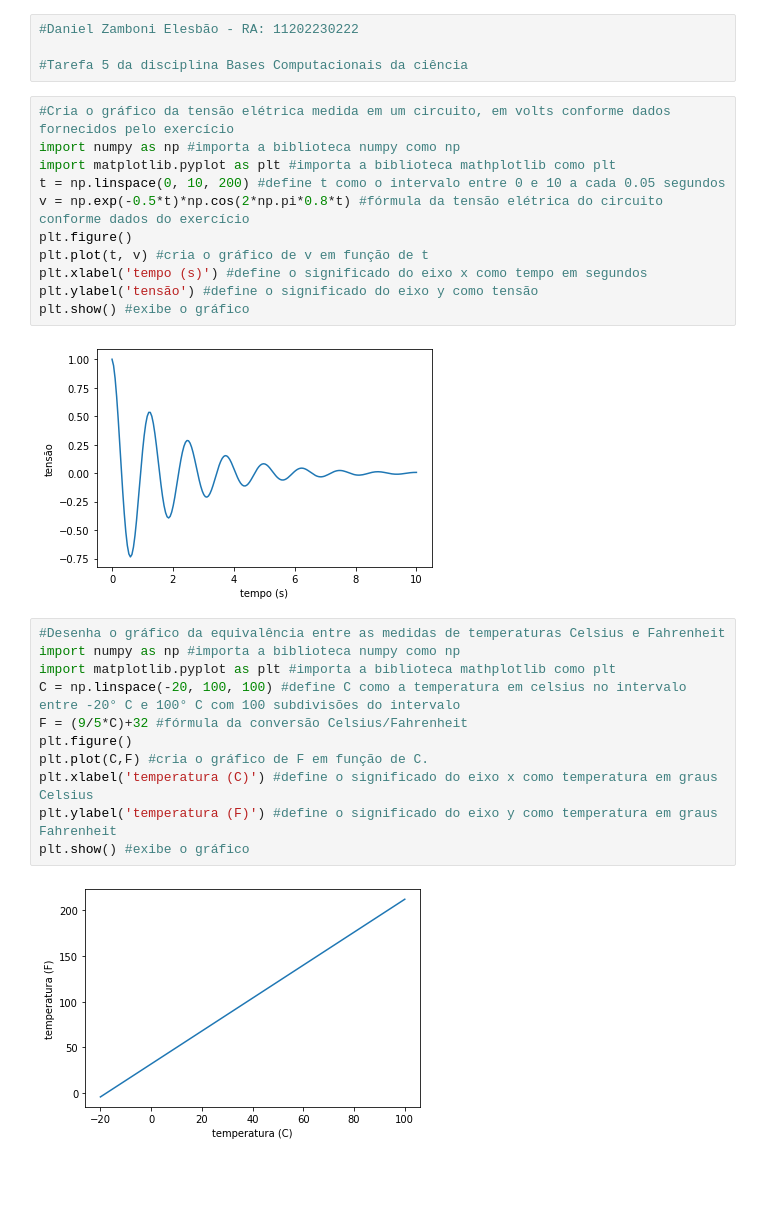
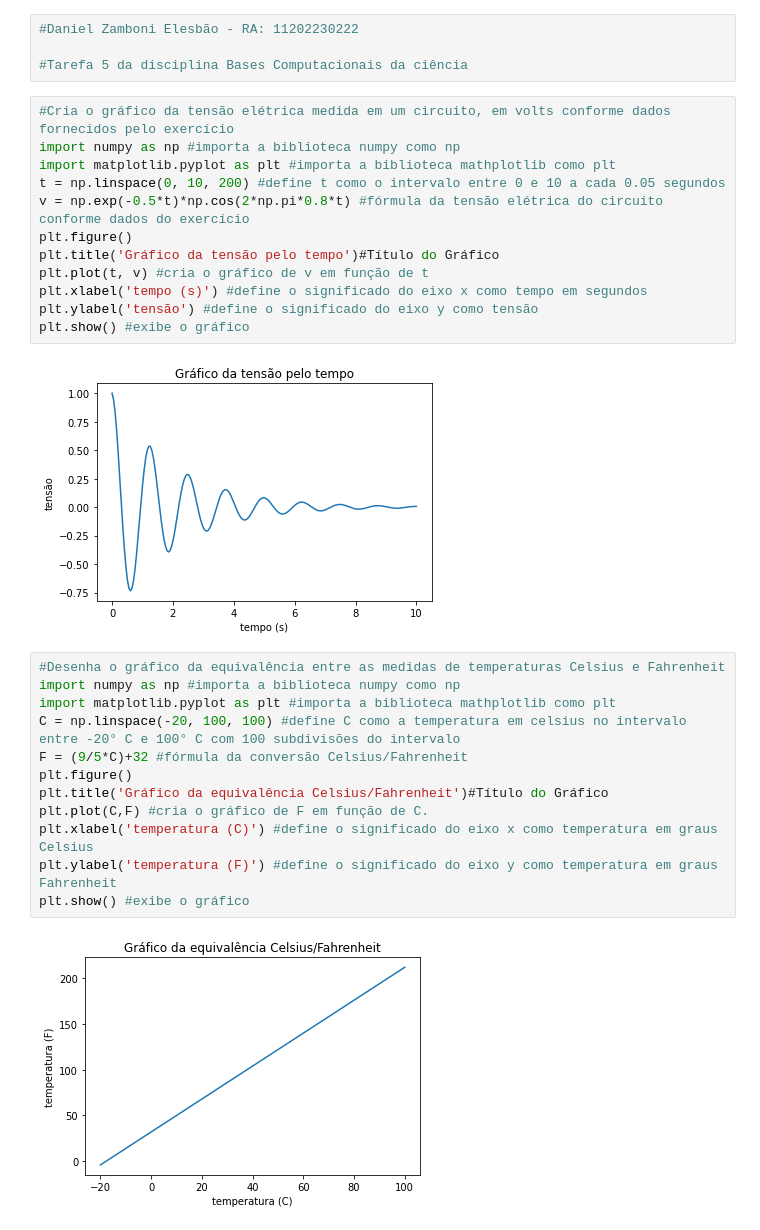
Before and after one commit to daniel-elesbao/ExerciciosAnalisedeDadosBCC03.2022, a Jupyter notebook: Tarefa6DanielZamboniElesbao.ipynb, the cells around one changed output. Drawn from its saved outputs; the diff is of its cells as text; blank space fills up the shorter version.

```diff
--- a/Tarefa6DanielZamboniElesbao.ipynb
+++ b/Tarefa6DanielZamboniElesbao.ipynb
@@ -7,16 +7,17 @@
 # %%
 #Cria o gráfico da tensão elétrica medida em um circuito, em volts conforme dados fornecidos pelo exercício
 import numpy as np #importa a biblioteca numpy como np
 import matplotlib.pyplot as plt #importa a biblioteca mathplotlib como plt
 t = np.linspace(0, 10, 200) #define t como o intervalo entre 0 e 10 a cada 0.05 segundos
 v = np.exp(-0.5*t)*np.cos(2*np.pi*0.8*t) #fórmula da tensão elétrica do circuito conforme dados do exercício
 plt.figure()
+plt.title('Gráfico da tensão pelo tempo')#Título do Gráfico
 plt.plot(t, v) #cria o gráfico de v em função de t
 plt.xlabel('tempo (s)') #define o significado do eixo x como tempo em segundos
 plt.ylabel('tensão') #define o significado do eixo y como tensão
 plt.show() #exibe o gráfico
 # %% [output]
-[figure, old version]
+[figure, new version]
 # %%
 #Desenha o gráfico da equivalência entre as medidas de temperaturas Celsius e Fahrenheit
 import numpy as np #importa a biblioteca numpy como np
@@ -24,12 +25,13 @@ import matplotlib.pyplot as plt #importa a biblioteca mathplotlib como plt
 C = np.linspace(-20, 100, 100) #define C como a temperatura em celsius no intervalo entre -20° C e 100° C com 100 subdivisões do intervalo
 F = (9/5*C)+32 #fórmula da conversão Celsius/Fahrenheit
 plt.figure()
+plt.title('Gráfico da equivalência Celsius/Fahrenheit')#Título do Gráfico
 plt.plot(C,F) #cria o gráfico de F em função de C.
 plt.xlabel('temperatura (C)') #define o significado do eixo x como temperatura em graus Celsius
 plt.ylabel('temperatura (F)') #define o significado do eixo y como temperatura em graus Fahrenheit
 plt.show() #exibe o gráfico
 # %% [output]
-[figure, old version]
+[figure, new version]
 # %%
 #Cria o gráfico do desenvolvimento populacional de uma cidade de acordo com a formula fornecida no exercício.
 import numpy as np #importa a biblioteca numpy como np
```
Also changed, not shown: parts of 2 cells of this notebook.
